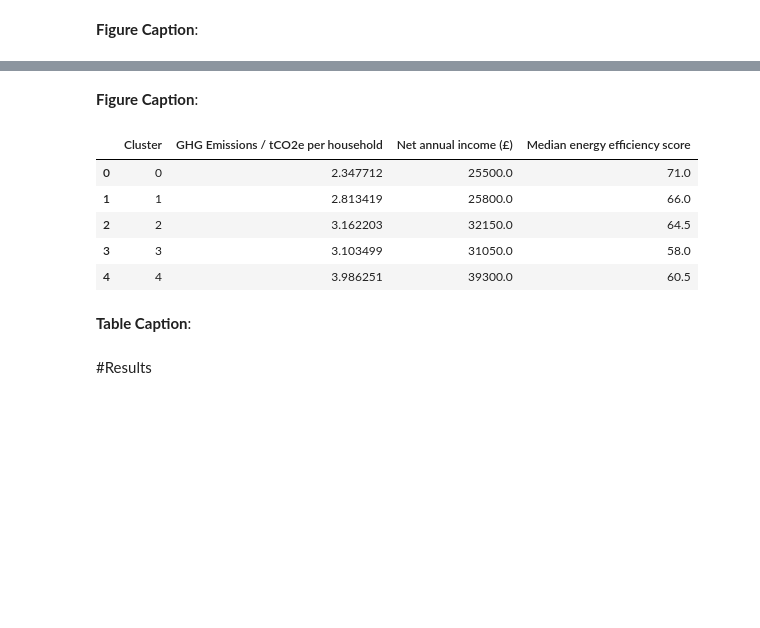
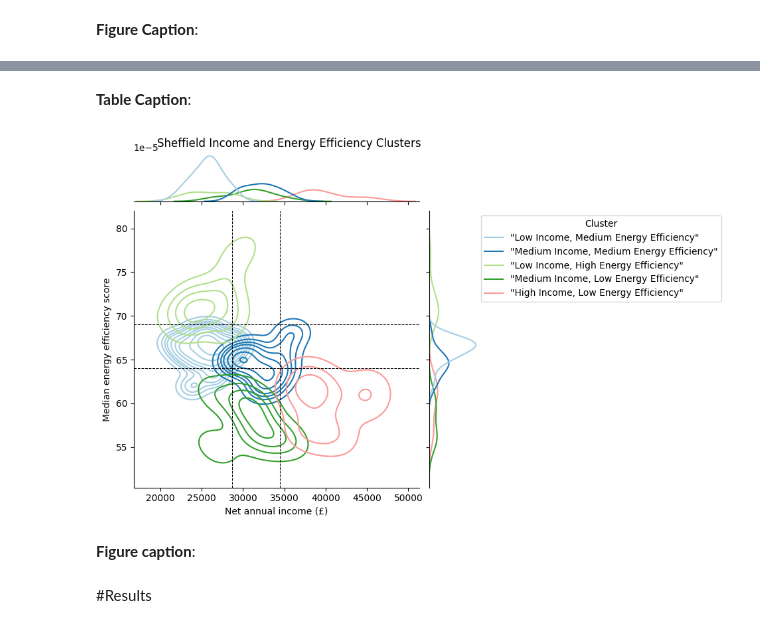
Before and after one commit to jwsn8667/GEOG5003M, a Jupyter notebook: GEOG5003_A2_201913950.ipynb, the cells around one changed output, grey strips where cells are left out. Saved outputs shown, nothing was run; the diff lists cells and outputs as text; code cells hidden in the pictures; blank space fills up the shorter version.

```diff
--- a/GEOG5003_A2_201913950.ipynb
+++ b/GEOG5003_A2_201913950.ipynb
@@ -815,18 +852,28 @@ sns.pairplot(Model_Variables0.drop('GHG Emissions / tCO2e per household', axis=1
-# %% [markdown]
-**Figure Caption**:
-# %%
-# @title
-# Calculating summary statistics on K-means clusters to support cluster labelling
-Model_Variables0.groupby('Cluster').median().reset_index()
-# %% [output]
-|  | Cluster | GHG Emissions / tCO2e per household | Net annual income (£) | Median energy efficiency score |
-| 0 | 0 | 2.347712 | 25500.0 | 71.0 |
-| 1 | 1 | 2.813419 | 25800.0 | 66.0 |
-| 2 | 2 | 3.162203 | 32150.0 | 64.5 |
-| 3 | 3 | 3.103499 | 31050.0 | 58.0 |
-| 4 | 4 | 3.986251 | 39300.0 | 60.5 |
 # %% [markdown]
 **Table Caption**:
+# %%
+# Assigning descriptive labels to clusters
+Model_Variables0 = Model_Variables0.replace(to_replace={0:'"Low Income, High Energy Efficiency"',1:'"Low Income, Medium Energy Efficiency"',2:'"Medium Income, Medium Energy Efficiency"',3:'"Medium Income, Low Energy Efficiency"',4:'"High Income, Low Energy Efficiency"'})
+
+Model_Variables1 = Model_Variables1.replace(to_replace={0:'"LIHEE"',1:'"LIMEE"',2:'"MIMEE"',3:'"MILEE"',4:'"HILEE"'})
+
+#
+f = sns.jointplot(data=Model_Variables0, x='Net annual income (£)', y='Median energy efficiency score', hue='Cluster', palette='Paired', kind='kde')
+
+sns.move_legend(f.ax_joint, "upper left", bbox_to_anchor=(1.2, 1))
+
+f.ax_joint.axhline(y=MSOA_Median_EPC['Existing dwellings'].median(), linestyle='--', linewidth=0.75, color='k')
+f.ax_joint.axhline(y=69, linestyle='--', linewidth=0.75, color='k')
+
+f.ax_joint.axvline(x=MSOA_NetIncome['Net annual income (£)'].median(), linestyle='--', linewidth=0.75, color='k')
+f.ax_joint.axvline(x=Model_Variables0['Net annual income (£)'].median(), linestyle='--', linewidth=0.75, color='k')
+
+f.fig.subplots_adjust(top=0.935)
+f.fig.suptitle('Sheffield Income and Energy Efficiency Clusters', y=0.975, fontsize=12);
+# %% [output]
+[figure, added]
+# %% [markdown]
+**Figure caption**:
 # %% [markdown]
 #Results
 # %% [markdown]
```
Also changed, not shown: parts of 9 cells of this notebook.
